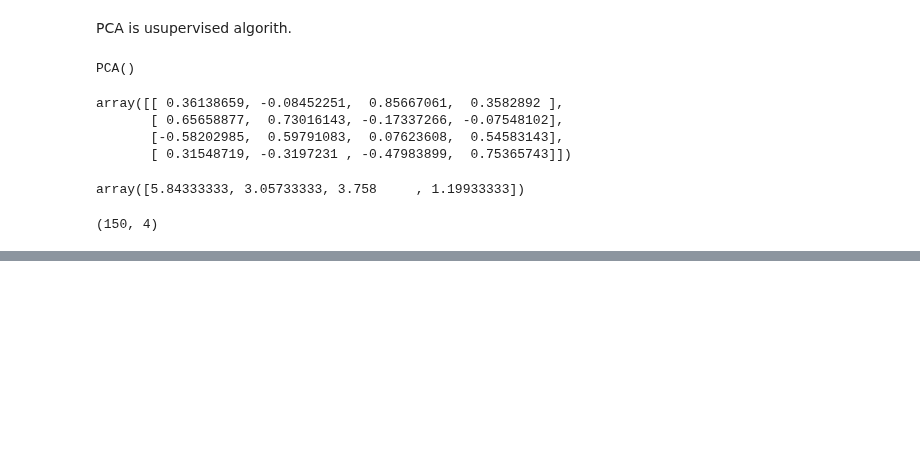
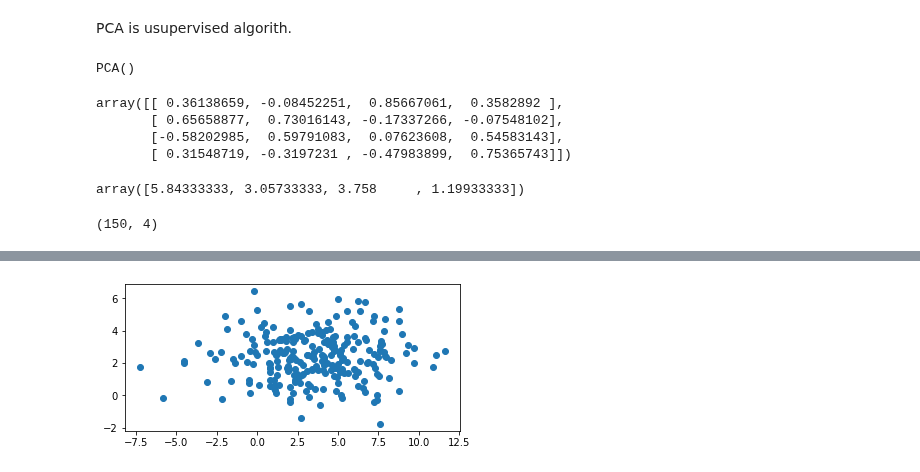
Before and after one commit to GalkaKG/Machine-Learning, a Jupyter notebook: 07.Dimensionality Reduction/Dimensionality Reduction.ipynb, the cells around one changed output, grey strips where cells are left out. Saved outputs shown, nothing was run; the diff lists cells and outputs as text; code cells hidden in the pictures; blank space fills up the shorter version.

```diff
--- a/07.Dimensionality Reduction/Dimensionality Reduction.ipynb
+++ b/07.Dimensionality Reduction/Dimensionality Reduction.ipynb
@@ -43,0 +93,6 @@ transformed_attributes.shape
+# %%
+plt.scatter(x, y)
+plt.gca().set_aspect("equal")
+plt.show()
+# %% [output]
+[figure, added]
```
Also changed, not shown: parts of 34 cells of this notebook.
